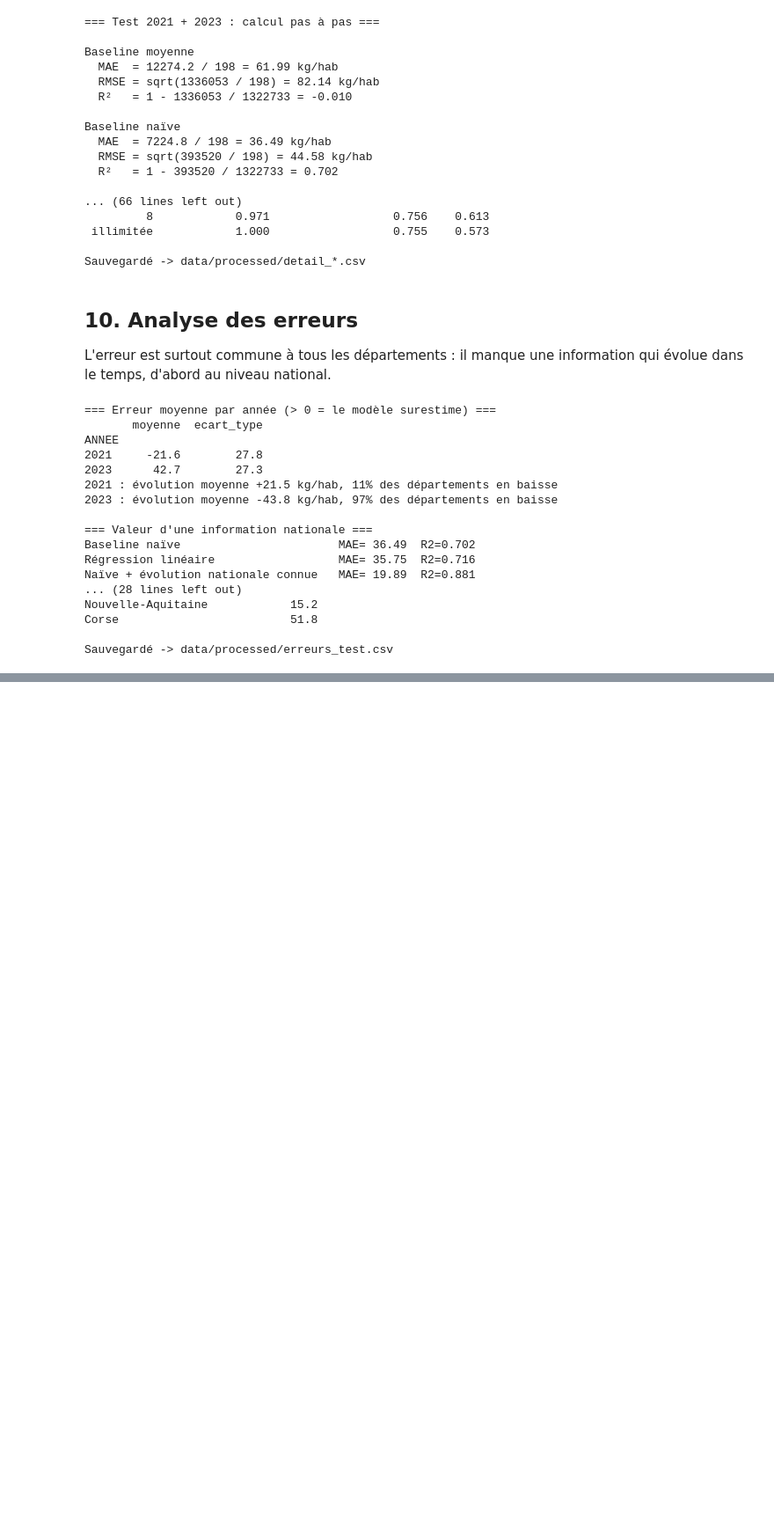
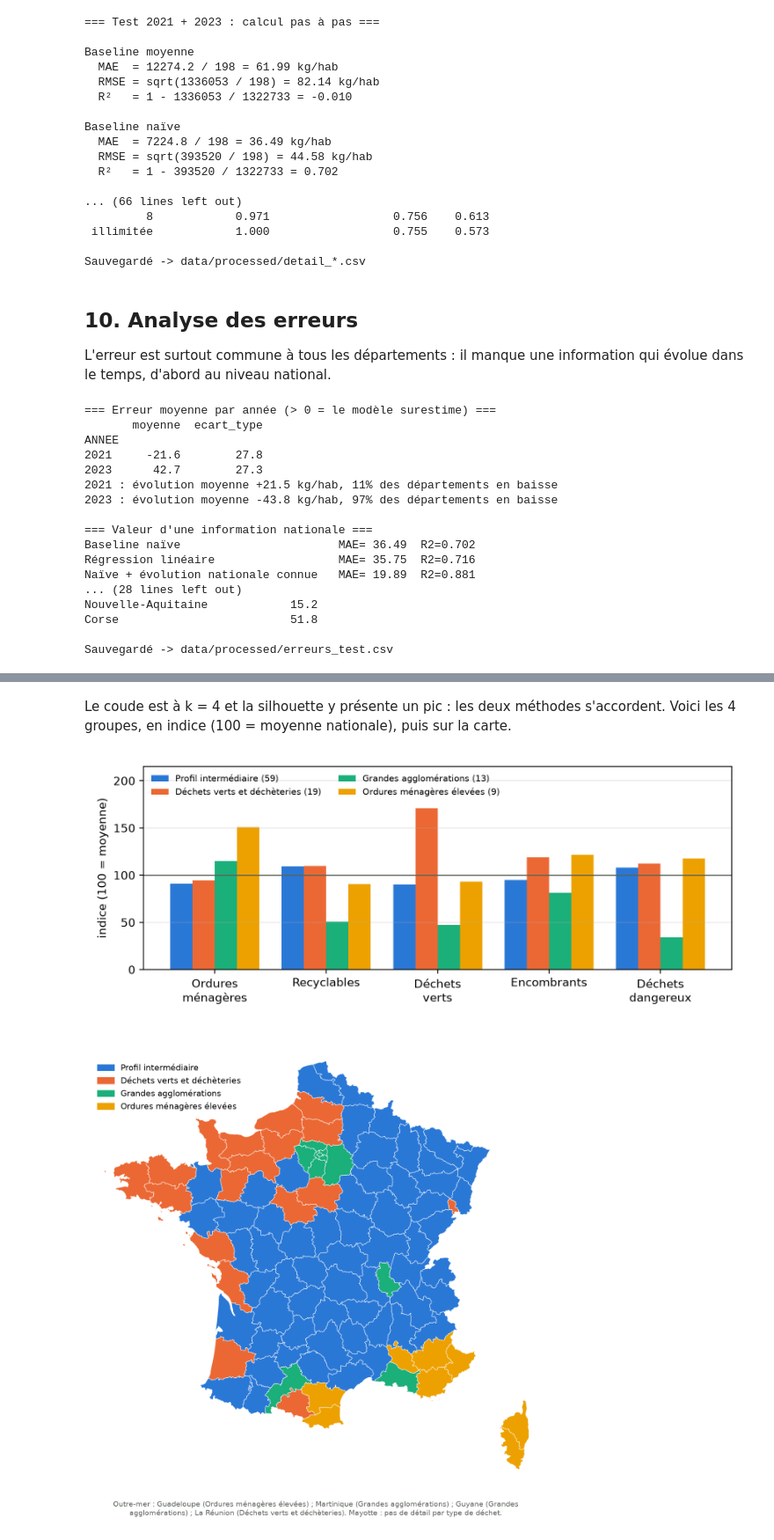
Before and after one commit to Rxdy/ML-DMA, a Jupyter notebook: dechets/notebooks/projet_dechets.ipynb, the cells around one changed output, grey strips where cells are left out. Shown at 88% size. Cells and saved outputs as stored; diff of their text form; code cells hidden in the pictures; blank space fills up the shorter version.

```diff
--- a/dechets/notebooks/projet_dechets.ipynb
+++ b/dechets/notebooks/projet_dechets.ipynb
@@ -289,0 +327,8 @@ La règle « comme à l'enquête précédente » prédit déjà le ratio à envi
+# %% [markdown]
+Le coude est à k = 4 et la silhouette y présente un pic : les deux méthodes s'accordent. Voici les 4 groupes, en indice (100 = moyenne nationale), puis sur la carte.
+# %%
+display(Image("data/figures/clustering_profils.png", width=750))
+display(Image("data/figures/clustering_carte.png", width=550))
+# %% [output]
+[figure, added]
+[figure, added]
```
Also changed, not shown: parts of 10 cells of this notebook, 23 other files.
